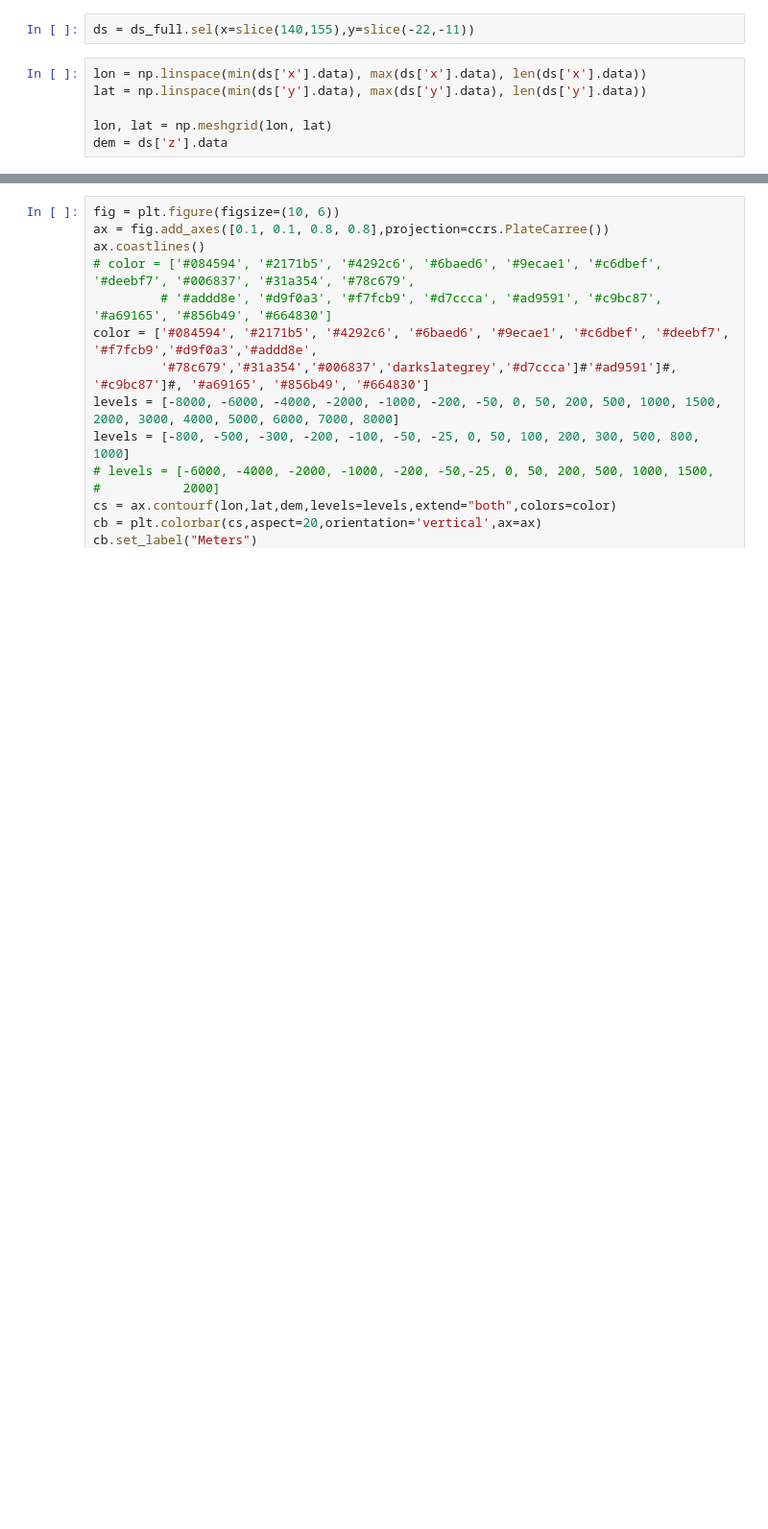
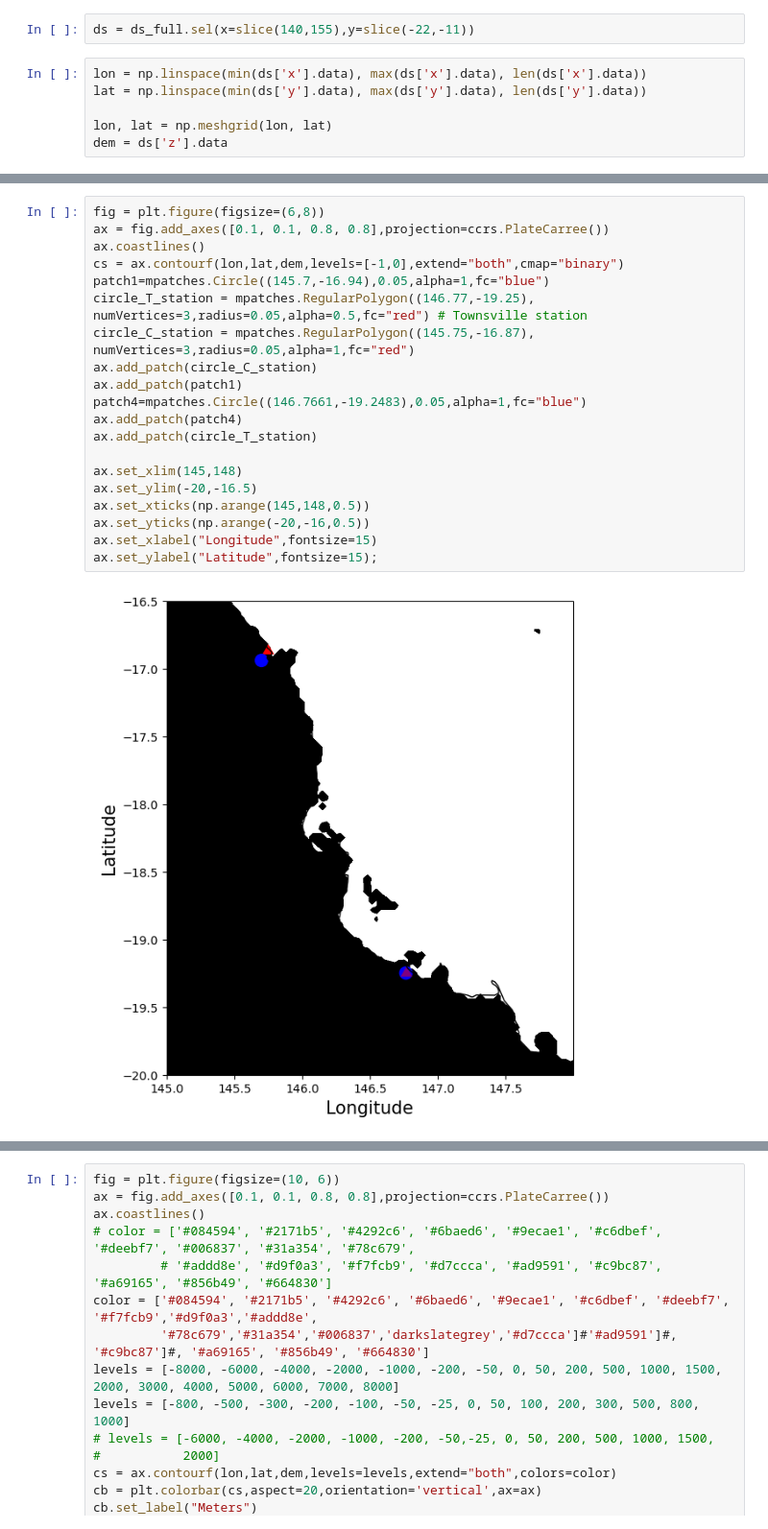
Before and after one commit to alanah-chapman/diurnal-cylces-of-clouds-and-rainfall-over-NE-QLD-during-CBS, a Jupyter notebook: RE-TO_study_domain.ipynb, the cells around one changed output, grey strips where cells are left out. Shown at 96% size. Saved outputs shown, nothing was run; the diff lists cells and outputs as text; blank space fills up the shorter version.

```diff
--- a/RE-TO_study_domain.ipynb
+++ b/RE-TO_study_domain.ipynb
@@ -57,3 +68,25 @@ dem = ds['z'].data
+# %%
+fig = plt.figure(figsize=(6,8))
+ax = fig.add_axes([0.1, 0.1, 0.8, 0.8],projection=ccrs.PlateCarree())
+ax.coastlines()
+cs = ax.contourf(lon,lat,dem,levels=[-1,0],extend="both",cmap="binary")
+patch1=mpatches.Circle((145.7,-16.94),0.05,alpha=1,fc="blue")
+circle_T_station = mpatches.RegularPolygon((146.77,-19.25), numVertices=3,radius=0.05,alpha=0.5,fc="red") # Townsville station
+circle_C_station = mpatches.RegularPolygon((145.75,-16.87), numVertices=3,radius=0.05,alpha=1,fc="red")
+ax.add_patch(circle_C_station)
+ax.add_patch(patch1)
+patch4=mpatches.Circle((146.7661,-19.2483),0.05,alpha=1,fc="blue")
+ax.add_patch(patch4)
+ax.add_patch(circle_T_station)
+
+ax.set_xlim(145,148)
+ax.set_ylim(-20,-16.5)
+ax.set_xticks(np.arange(145,148,0.5))
+ax.set_yticks(np.arange(-20,-16,0.5))
+ax.set_xlabel("Longitude",fontsize=15)
+ax.set_ylabel("Latitude",fontsize=15);
+# %% [output]
+[figure, added]
 # %%
 fig = plt.figure(figsize=(10, 6))
 ax = fig.add_axes([0.1, 0.1, 0.8, 0.8],projection=ccrs.PlateCarree())
```
Also changed, not shown: parts of 2 cells of this notebook, 6 other files.
